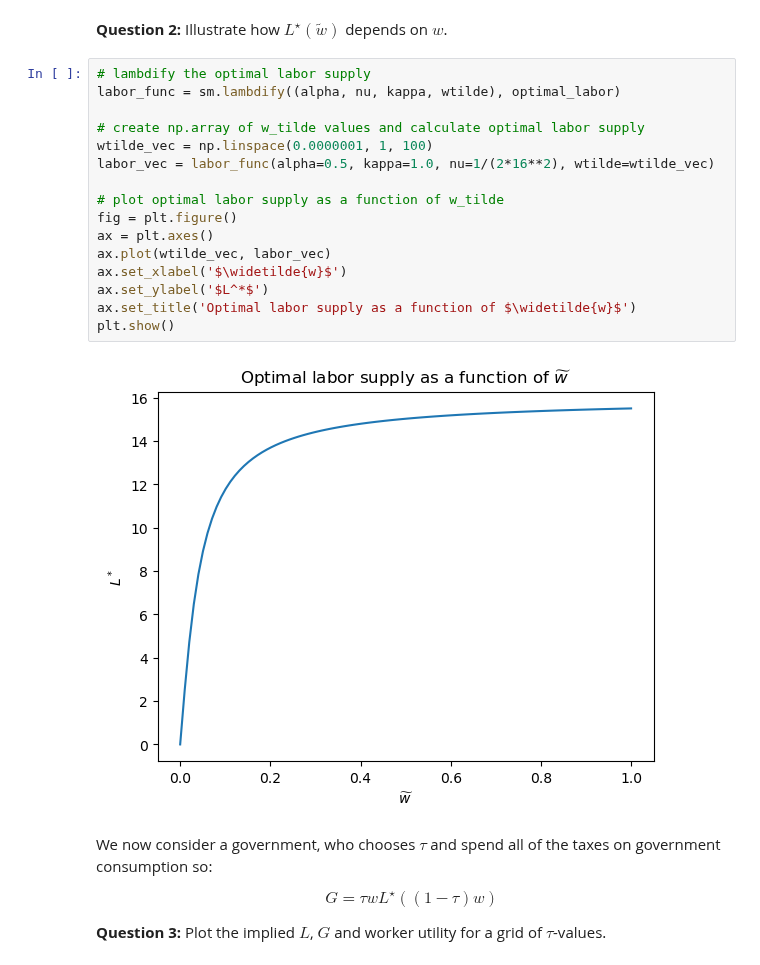
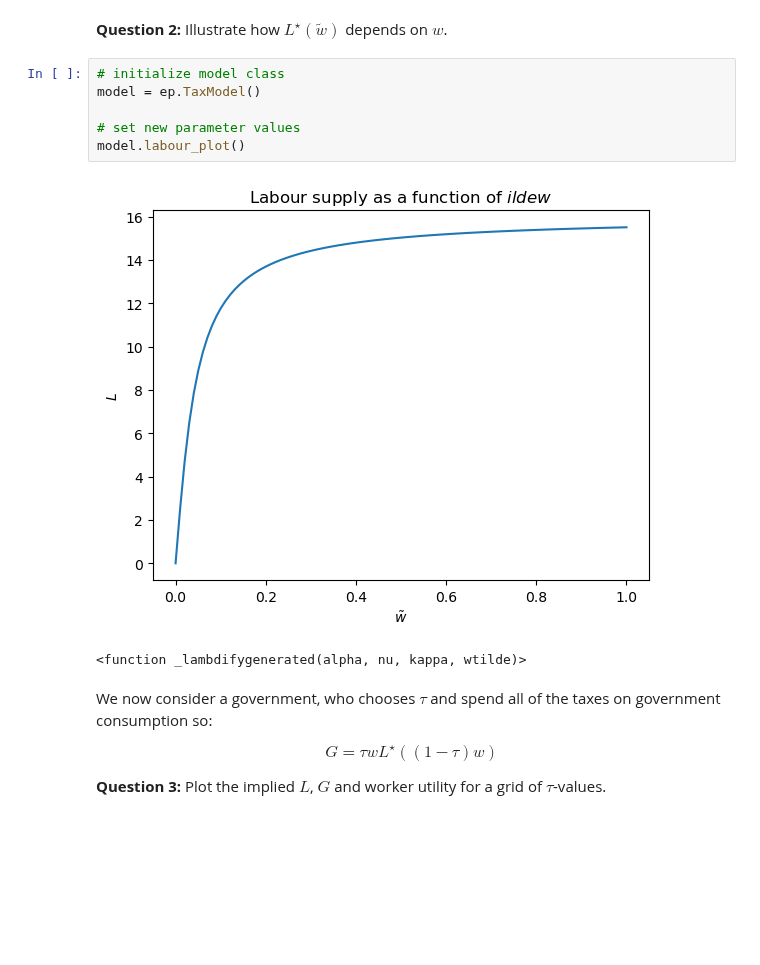
Before and after one commit to NumEconCopenhagen/projects-2023-valros, a Jupyter notebook: examproject/Exam-2023-notebook Johan.ipynb, the cells around one changed output. Saved outputs shown, nothing was run; the diff lists cells and outputs as text; blank space fills up the shorter version.

```diff
--- a/examproject/Exam-2023-notebook Johan.ipynb
+++ b/examproject/Exam-2023-notebook Johan.ipynb
@@ -125,24 +107,15 @@ $$
 As should be verified.
 # %% [markdown]
 **Question 2:** Illustrate how $L^{\star}(\tilde{w})$ depends on $w$.
-# %%
-# lambdify the optimal labor supply
-labor_func = sm.lambdify((alpha, nu, kappa, wtilde), optimal_labor)
-
-# create np.array of w_tilde values and calculate optimal labor supply
-wtilde_vec = np.linspace(0.0000001, 1, 100)
-labor_vec = labor_func(alpha=0.5, kappa=1.0, nu=1/(2*16**2), wtilde=wtilde_vec)
-
-# plot optimal labor supply as a function of w_tilde
-fig = plt.figure()
-ax = plt.axes()
-ax.plot(wtilde_vec, labor_vec)
-ax.set_xlabel('$\widetilde{w}$')
-ax.set_ylabel('$L^*$')
-ax.set_title('Optimal labor supply as a function of $\widetilde{w}$')
-plt.show()
-# %% [output]
-[figure, removed]
+# %%
+# initialize model class
+model = ep.TaxModel()
+
+# set new parameter values
+model.labour_plot()
+# %% [output]
+[figure, added]
+<function _lambdifygenerated(alpha, nu, kappa, wtilde)>
 # %% [markdown]
 
 We now consider a government, who chooses $\tau$ and spend all of the taxes on government consumption so:
```
Also changed, not shown: parts of 2 cells of this notebook, 1 other file.
